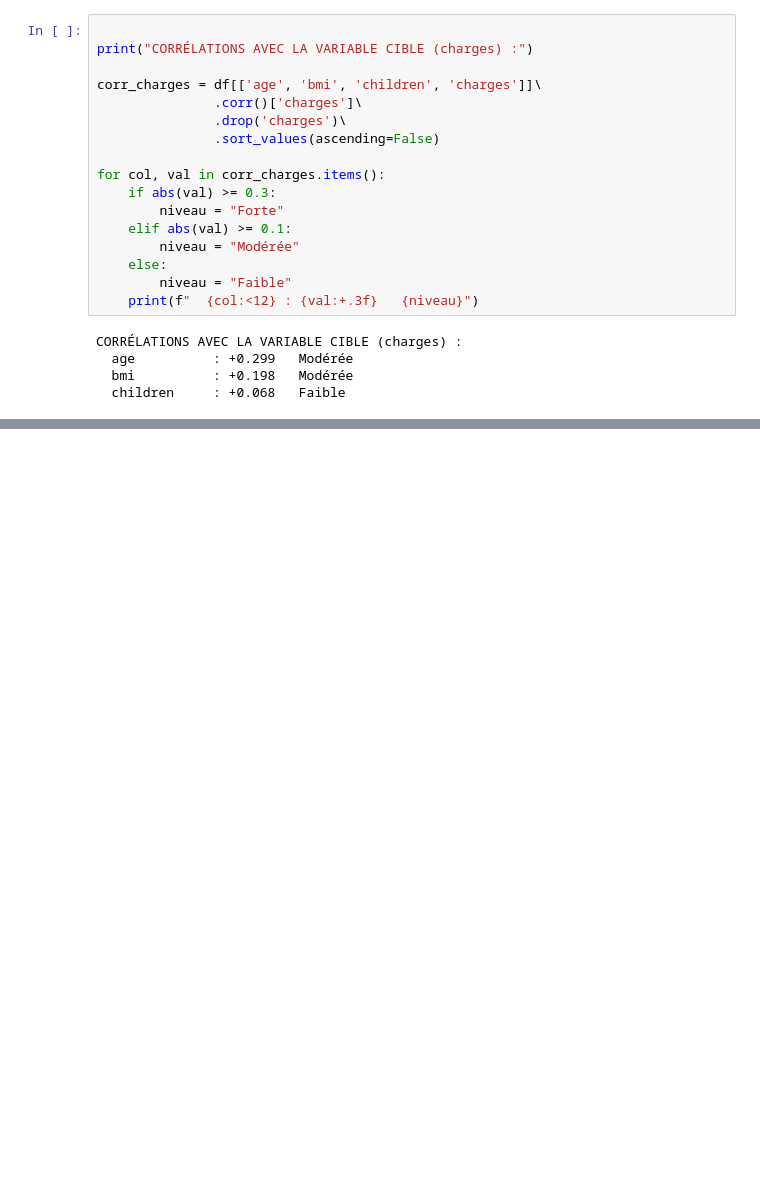
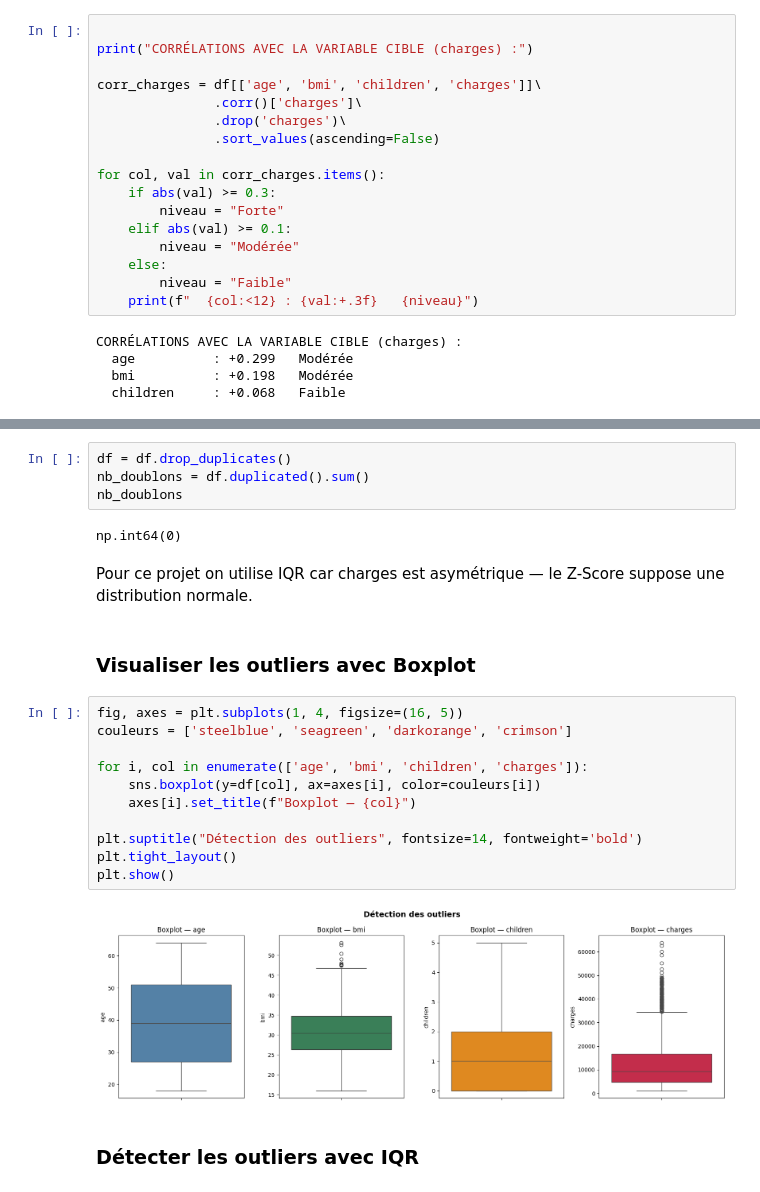
Before and after one commit to TayebsouiniYcode/sante_ia, a Jupyter notebook: main.ipynb, the cells around one changed output, grey strips where cells are left out. Cells and saved outputs as stored; diff of their text form; blank space fills up the shorter version.

```diff
--- a/main.ipynb
+++ b/main.ipynb
@@ -447,0 +467,25 @@ CORRÉLATIONS AVEC LA VARIABLE CIBLE (charges) :
+# %%
+df = df.drop_duplicates()
+nb_doublons = df.duplicated().sum()
+nb_doublons
+# %% [output]
+np.int64(0)
+# %% [markdown]
+Pour ce projet on utilise IQR car charges est asymétrique — le Z-Score suppose une distribution normale.
+# %% [markdown]
+### Visualiser les outliers avec Boxplot
+# %%
+fig, axes = plt.subplots(1, 4, figsize=(16, 5))
+couleurs = ['steelblue', 'seagreen', 'darkorange', 'crimson']
+
+for i, col in enumerate(['age', 'bmi', 'children', 'charges']):
+    sns.boxplot(y=df[col], ax=axes[i], color=couleurs[i])
+    axes[i].set_title(f"Boxplot — {col}")
+
+plt.suptitle("Détection des outliers", fontsize=14, fontweight='bold')
+plt.tight_layout()
+plt.show()
+# %% [output]
+[figure, added]
+# %% [markdown]
+### Détecter les outliers avec IQR
```
Also changed, not shown: parts of 14 cells of this notebook.
